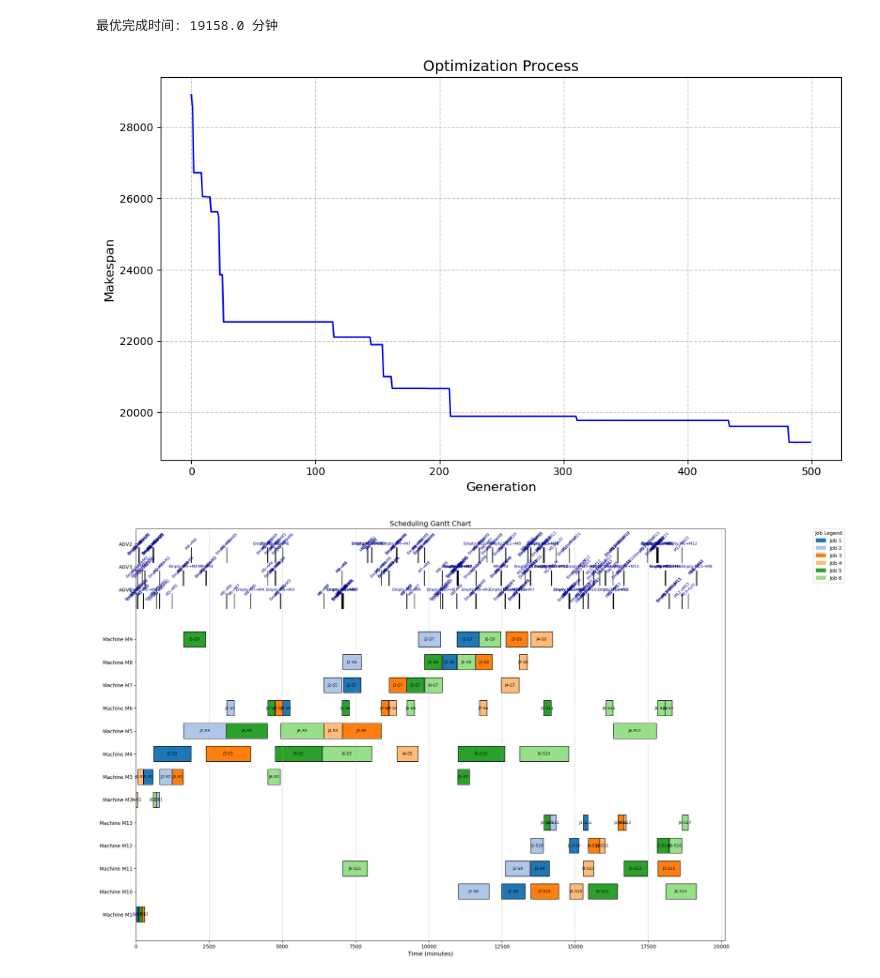
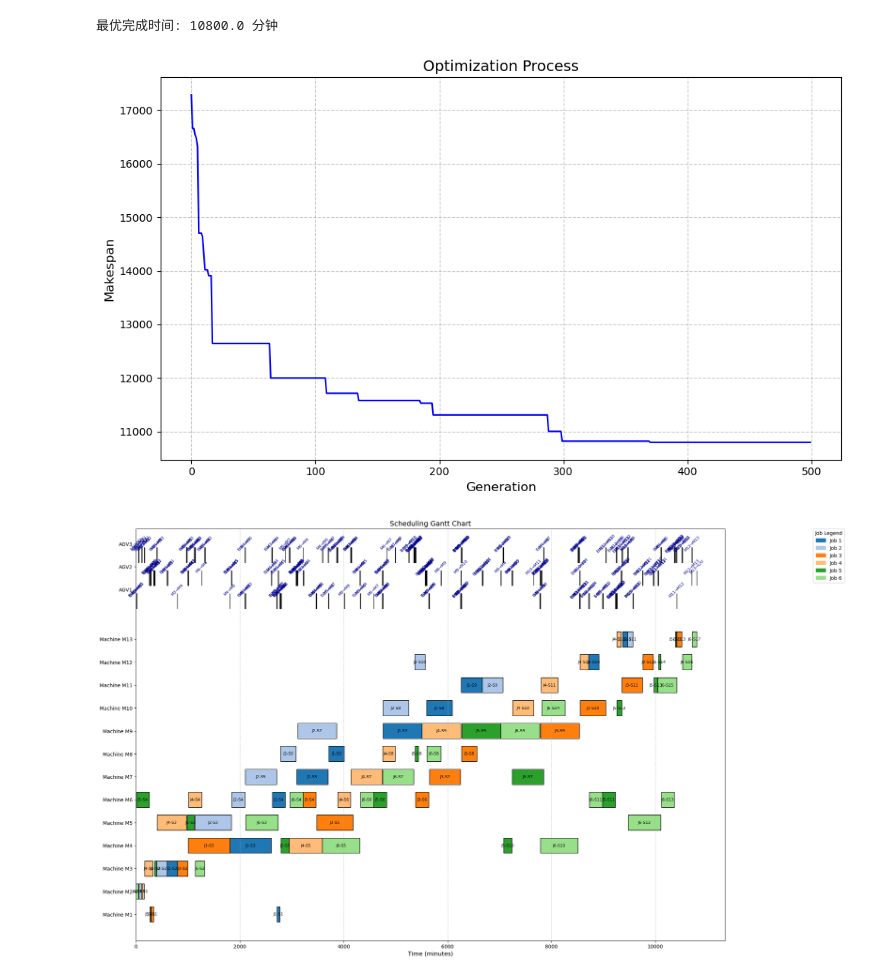
Before and after one commit to zakohao/open-hello-world, a Jupyter notebook: paper/fms-GA 2.0 .ipynb, the cells around one changed output. Saved outputs shown, nothing was run; the diff lists cells and outputs as text; code cells hidden in the pictures.

```diff
--- a/paper/fms-GA 2.0 .ipynb
+++ b/paper/fms-GA 2.0 .ipynb
@@ -479,8 +471,8 @@ for (a, b), t in list(TRANSPORT_TIME.items()):
 #print(TRANSPORT_TIME)
 # %%
 class DynamicJSSPSolver:
-    def __init__(self, transport_time, agv_count=2):
-        self.transport_time = self._symmetrize_transport(transport_time)
+    def __init__(self, transport_time, agv_count):
+        self.transport_time = self._symmetrize_transport(transport_time)#补齐运输时间
         self.agv_count = agv_count
         self.jobs = []
 
@@ -501,7 +493,7 @@ class DynamicJSSPSolver:
                 duration = time_matrix[job_idx][step_idx]
                 machine = machine_matrix[job_idx][step_idx]
 
-                if duration == -1 or machine == -1:
+                if duration == -1 or machine == -1:#若没有任务
                     break
 
                 steps.append({
@@ -721,45 +713,18 @@ class DynamicJSSPSolver:
         total_steps = sum(len(job) for job in self.jobs)
         population = []
 
-        if total_steps == 0:
-            raise ValueError("总工序数为0,请检查输入数据")
-
         for _ in range(self.pop_size):
+            queues = {job_id: deque(range(len(steps))) for job_id, steps in enumerate(self.jobs)}
             genes = []
-            job_progress = defaultdict(int)
-            retry_count = 0
-
             while len(genes) < total_steps:
-                if retry_count > 100:
-                    print("警告：基因初始化困难，使用备用方案")
-                    try:
-                        genes = self._generate_random_genes(total_steps)
-                    except RuntimeError as e:
-                        print(f"致命错误: {str(e)}")
-                        return []
-                    break
-
-                available = [j for j in range(len(self.jobs))
-                            if job_progress[j] < len(self.jobs[j])]
-
-                if not available:
-                    retry_count += 1
-                    continue
-
-                job = random.choice(available)
-                step = job_progress[job]
+                available_jobs = [j for j, q in queues.items() if q]
+                job_id = random.choice(available_jobs)
+                step_id = queues[job_id].popleft()
                 agv_assign = [
                     random.randint(0, self.agv_count-1),
                     random.randint(0, self.agv_count-1)
                 ]
-                genes.append(self.ScheduleGene(job, step, agv_assign))
-                job_progress[job] += 1
-                retry_count = 0
-
-            if len(genes) != total_steps:
-                print(f"基因数量异常: 应有{total_steps}，实有{len(genes)}")
-                continue
-
+                genes.append(self.ScheduleGene(job_id, step_id, agv_assign))
             population.append(self.Chromosome(genes, self.agv_count, self.jobs, self.transport_time))  # 传递transport_time
         return population
 
@@ -777,7 +742,7 @@ class DynamicJSSPSolver:
             offspring.append(child)
         return offspring
 
-    def _dynamic_crossover(self, parent1, parent2):
+    def _dynamic_crossover(self, parent1, parent2):#交叉
         child_genes = []
         job_progress = defaultdict(int)
         ptr1, ptr2 = 0, 0
@@ -853,7 +818,9 @@ class DynamicJSSPSolver:
 
         return self.Chromosome(new_genes, self.agv_count, self.jobs, self.transport_time)  # 传递transport_time
 
+    #可视化
     def visualize(self, best_chrom, history):
+        #折线图
         plt.figure(figsize=(10, 6))
         plt.plot(history, 'b-', linewidth=1.5)
         plt.title("Optimization Process", fontsize=14)
@@ -863,6 +830,8 @@ class DynamicJSSPSolver:
         plt.tight_layout()
         plt.show()
 
+        #甘特图
+        #plt.figure(figsize=(16, 8))
         plt.figure(figsize=(30, 15))
         best_chrom.decode()
         schedule = best_chrom._schedule
@@ -875,10 +844,10 @@ class DynamicJSSPSolver:
 
         y_ticks = []
         y_labels = []
-        for idx, (machine, tasks) in enumerate(sorted(schedule['machines'].items())):
-        #for idx, (machine, tasks) in enumerate(
-            #sorted(schedule['machines'].items(), key=lambda x: int(''.join(filter(str.isdigit, x[0]))))
-        #):
+        #for idx, (machine, tasks) in enumerate(sorted(schedule['machines'].items())):
+        for idx, (machine, tasks) in enumerate(
+            sorted(schedule['machines'].items(), key=lambda x: int(''.join(filter(str.isdigit, x[0]))))
+        ):
             y = idx * 3
             for task in tasks:
                 plt.barh(y=y,
@@ -899,7 +868,7 @@ class DynamicJSSPSolver:
             for task in tasks:
                 color = colors[task['job'] % 20] if task['type'] == 'loaded' else 'lightgray'
                 alpha = 0.5 if task['type'] == 'loaded' else 0.3
-                label = f"{task['from']}→{task['to']}" if task['type'] == 'loaded' else f"Empty:{task['from']}→{task['to']}"
+                label = f"{task['from']}→{task['to']}" if task['type'] == 'loaded' else f"E {task['from']}→{task['to']}"
 
                 plt.barh(y=y,
                          width=task['end'] - task['start'],
@@ -915,43 +884,40 @@ class DynamicJSSPSolver:
                              ha='center',
                              va='center',
                              fontsize=FONT_SIZE-1,
-                             rotation=45 if (task['end'] - task['start']) < 5 else 0,
+                             rotation=45 ,#if (task['end'] - task['start']) < 5 else 0,
                              color='darkblue')
 
             y_ticks.append(y + AGV_ROW_HEIGHT/2)
             y_labels.append(f'AGV{agv+1}')
 
         plt.yticks(y_ticks, y_labels)
         plt.xlabel('Time (minutes)', fontsize=12)
         plt.title('Scheduling Gantt Chart', fontsize=14)
         plt.grid(axis='x', linestyle='--', alpha=0.7)
 
         patches = [mpatches.Patch(color=colors[i%20], label=f'Job {i+1}')
                   for i in range(len(self.jobs))]
         plt.legend(handles=patches,
                    bbox_to_anchor=(1.15, 1),
                    loc='upper left',
                    borderaxespad=0.,
                    title="Job Legend")
 
         plt.subplots_adjust(left=0.25, right=0.8, hspace=0.4)
         plt.show()
 
-# 使用数据
+# 运行
 if __name__ == "__main__":
     solver = DynamicJSSPSolver(
         transport_time=TRANSPORT_TIME,
         agv_count=3
     )
 
-    #time_matrix = time_matrix
-    #machine_matrix = machine_matrix
-
     solver.update_production_data(time_matrix, machine_matrix)
     best_solution, history = solver.solve(pop_size=50, max_gen=500)
     print(f"最优完成时间: {best_solution.makespan} 分钟")
     solver.visualize(best_solution, history)
 # %% [output]
-最优完成时间: 19158.0 分钟
+最优完成时间: 10800.0 分钟
-[figure, old version]
+[figure, new version]
-[figure, old version]
+[figure, new version]
```
Also changed, not shown: parts of 7 cells of this notebook, 4 other files.
